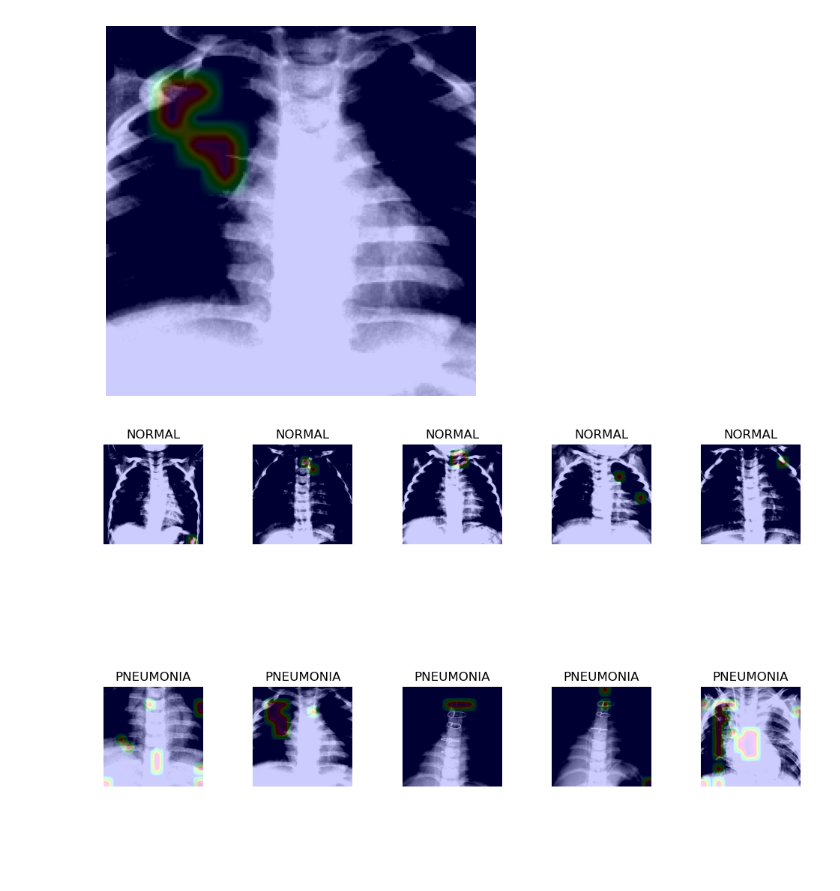
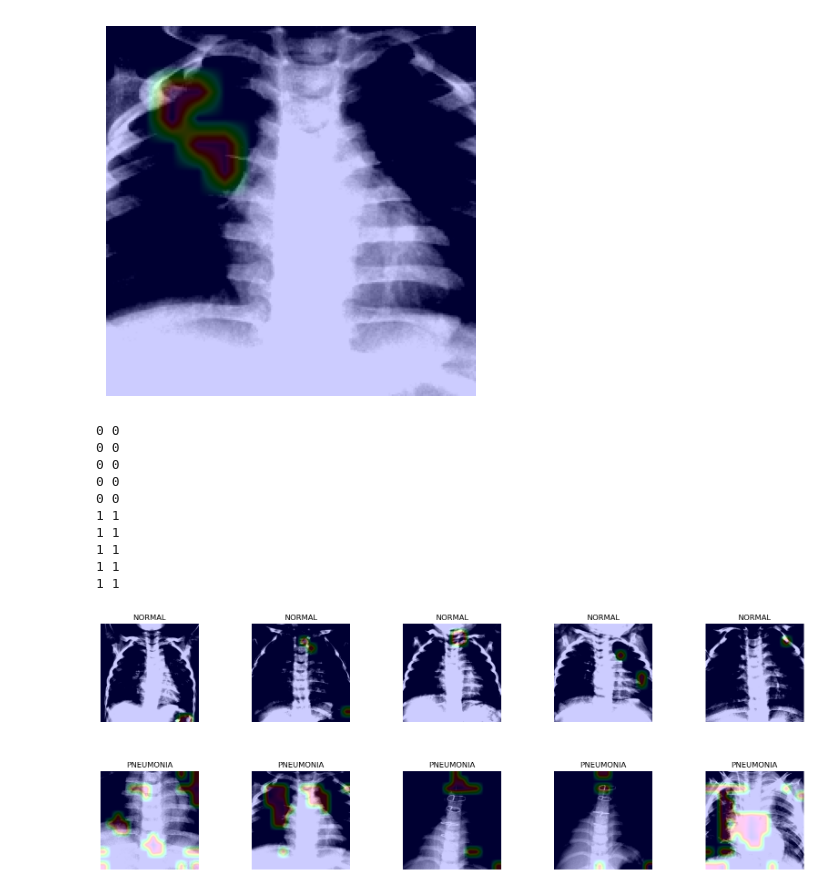
Before and after one commit to jak-ket/ml-for-healthcare, a Jupyter notebook: cnn_grad_cam.ipynb, the cells around one changed output. Saved outputs shown, nothing was run; the diff lists cells and outputs as text; code cells hidden in the pictures; blank space fills up the shorter version.

Commit message:
checked if predictions are correct

```diff
--- a/cnn_grad_cam.ipynb
+++ b/cnn_grad_cam.ipynb
@@ -49,20 +49,22 @@ plt.show()
 # %% [output]
 [figure]
 # %%
-def display_datasets_heatmap(dataloader, n=2, classes=('NORMAL','PNEUMONIA')):
+def display_datasets_heatmap(test_grad_cam, dataloader, n=2, classes=('NORMAL','PNEUMONIA')):
     # calculate the number of rows and columns for subplots
     num_rows = 2
     num_cols = n // 2
 
     # create the subplots with reduced vertical spacing
-    fig, axs = plt.subplots(num_rows, num_cols, figsize=(12, 7), gridspec_kw={'wspace': .5, 'hspace': 0.5})
+    fig, axs = plt.subplots(num_rows, num_cols, figsize=(20, 7), gridspec_kw={'wspace': .5, 'hspace': 0.5})
 
     for i, (img, label) in enumerate(dataloader):
         if i == n:
             break
         heatmap = heatmap_grad_cam(test_grad_cam, img)
-        joint_img = heatmap_in_image(img=img, heatmap=heatmap, threshold=0.8, mixture=0.8)
-
+        joint_img = heatmap_in_image(img=img, heatmap=heatmap, threshold=0.7, mixture=0.8)
+        #print the prediction
+        test_grad_cam.eval()
+        print(test_grad_cam(img).argmax(dim=1).item(), label.item())
         # calculate the row and column indices for the current subplot
         row_idx = i // num_cols
         col_idx = i % num_cols
@@ -74,6 +76,16 @@ def display_datasets_heatmap(dataloader, n=2, classes=('NORMAL','PNEUMONIA')):
 
     plt.show()
 # %%
-display_datasets_heatmap(dataloader_grad_cam, n=10)
+display_datasets_heatmap(test_grad_cam, dataloader_grad_cam, n=10)
 # %% [output]
+0 0
+0 0
+0 0
+0 0
+0 0
+1 1
+1 1
+1 1
+1 1
+1 1
-[figure, old version]
+[figure, new version]
```
